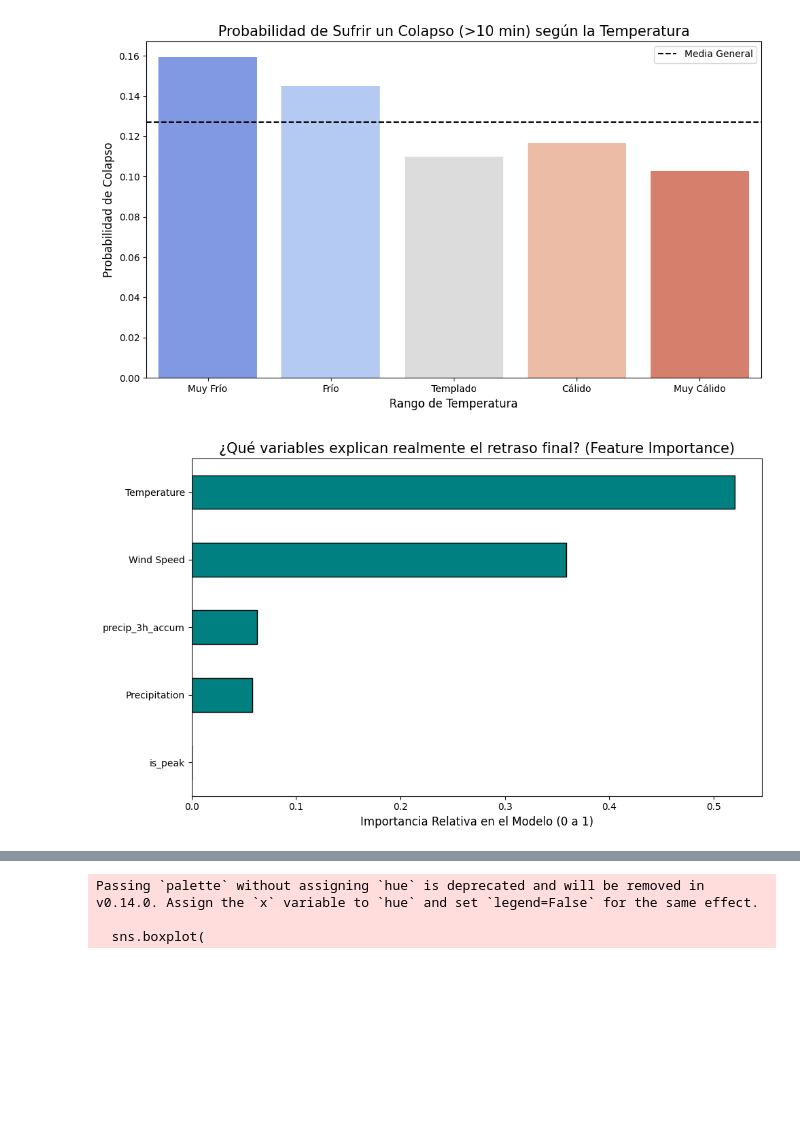
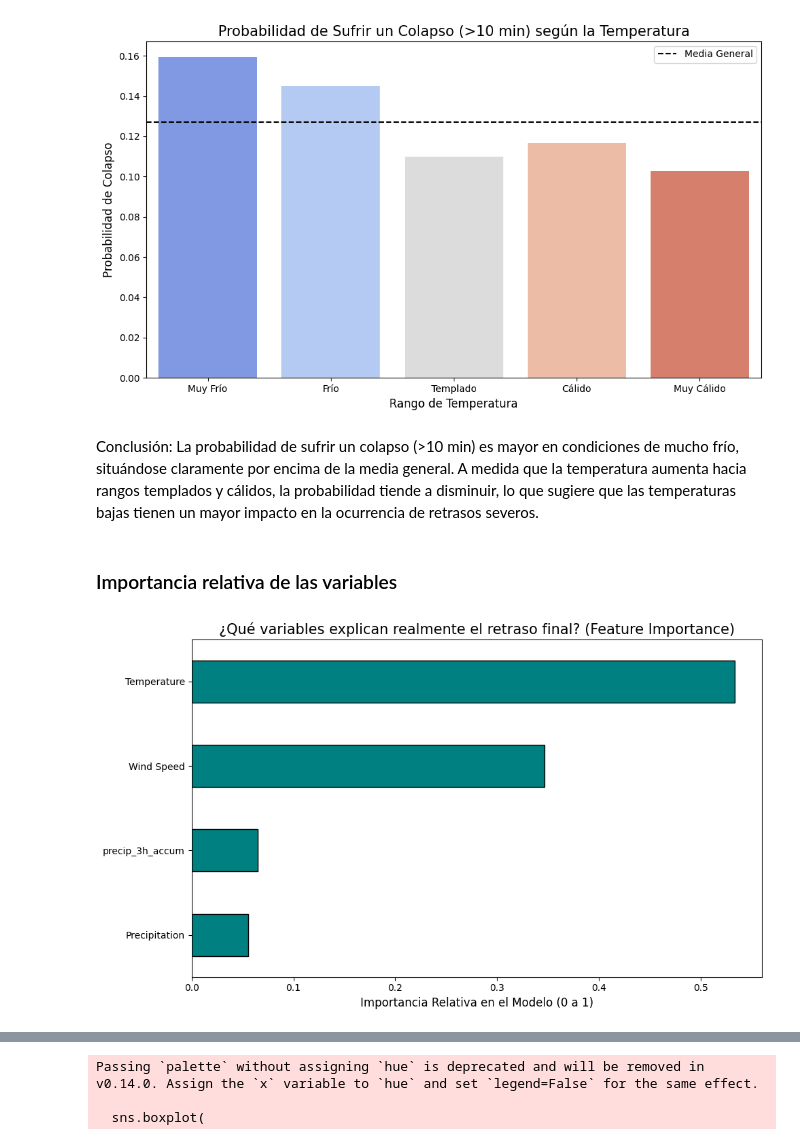
Before and after one commit to UCM-GIDIA-PD1/c2526-R5, a Jupyter notebook: notebooks/analisis_datos_clima.ipynb, the cells around one changed output, grey strips where cells are left out. Saved outputs shown, nothing was run; the diff lists cells and outputs as text; code cells hidden in the pictures; blank space fills up the shorter version.

```diff
--- a/notebooks/analisis_datos_clima.ipynb
+++ b/notebooks/analisis_datos_clima.ipynb
@@ -461,27 +384,31 @@ Passing `palette` without assigning `hue` is deprecated and will be removed in v
 
   sns.barplot(
 [figure]
+# %% [markdown]
+Conclusión: La probabilidad de sufrir un colapso (>10 min) es mayor en condiciones de mucho frío, situándose claramente por encima de la media general. A medida que la temperatura aumenta hacia rangos templados y cálidos, la probabilidad tiende a disminuir, lo que sugiere que las temperaturas bajas tienen un mayor impacto en la ocurrencia de retrasos severos.
+# %% [markdown]
+### Importancia relativa de las variables
 # %%
-# 1. Elegimos las variables que queremos poner a competir
-features = ['Temperature', 'Precipitation', 'Wind Speed', 'precip_3h_accum', 'is_peak']
+#Las variables que parecen más prometedoras
+features = ['Temperature', 'Precipitation', 'Wind Speed', 'precip_3h_accum']
 
 target = 'target_delay_end'
 
-# 2. Limpiamos nulos y sacamos una muestra de 50.000 filas para que se ejecute en 2 segundos
+#Limpiamos nulos y sacamos una muestra de 50.000 filas para que se ejecute en 2 segundos
 df_rf = df_merged_extremo.dropna(subset=features + [target]).sample(n=min(50000, len(df_merged_extremo)), random_state=42)
 
-# 3. Entrenamos un bosque aleatorio pequeño
+#Entrenamos un bosque aleatorio pequeño
 rf = RandomForestRegressor(n_estimators=50, max_depth=6, random_state=42, n_jobs=-1)
 rf.fit(df_rf[features], df_rf[target])
 
-# 4. Extraemos y graficamos la importancia de las variables
+#Extraemos y graficamos la importancia de las variables
 importancias = pd.Series(rf.feature_importances_, index=features).sort_values(ascending=True)
 
 plt.figure(figsize=(10, 6))
 importancias.plot(kind='barh', color='teal', edgecolor='black')
 plt.title('¿Qué variables explican realmente el retraso final? (Feature Importance)', fontsize=15)
 plt.xlabel('Importancia Relativa en el Modelo (0 a 1)', fontsize=12)
 plt.tight_layout()
 plt.show()
 # %% [output]
-[figure, old version]
+[figure, new version]
```
Also changed, not shown: parts of 52 cells of this notebook.
